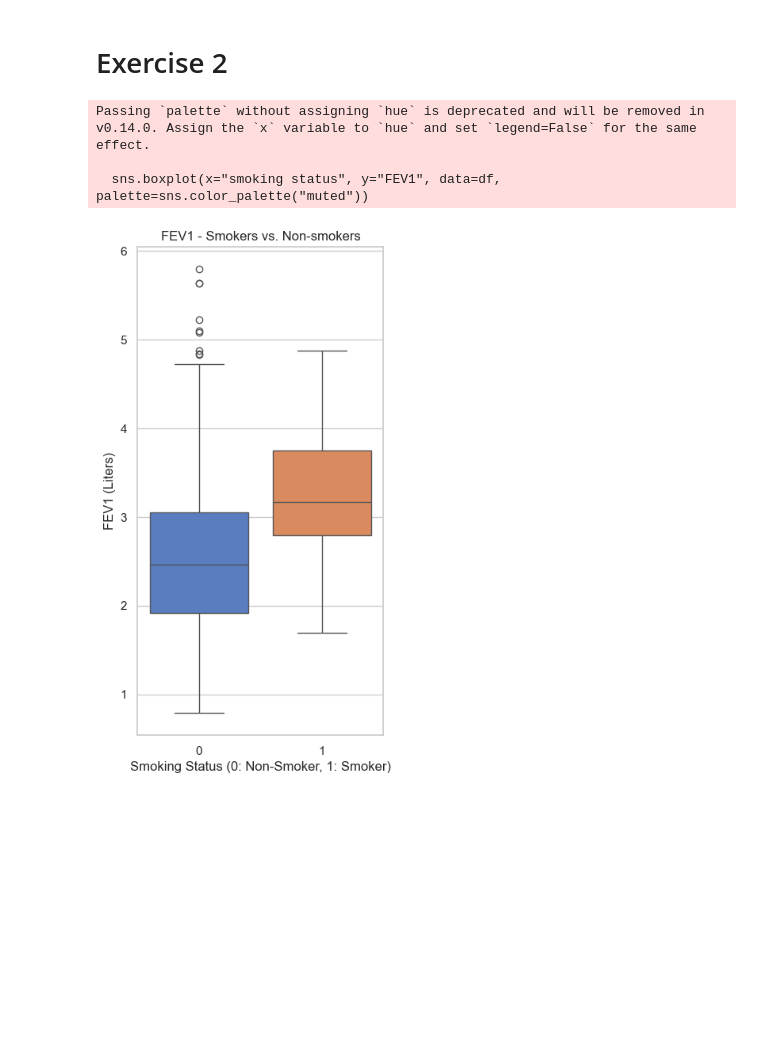
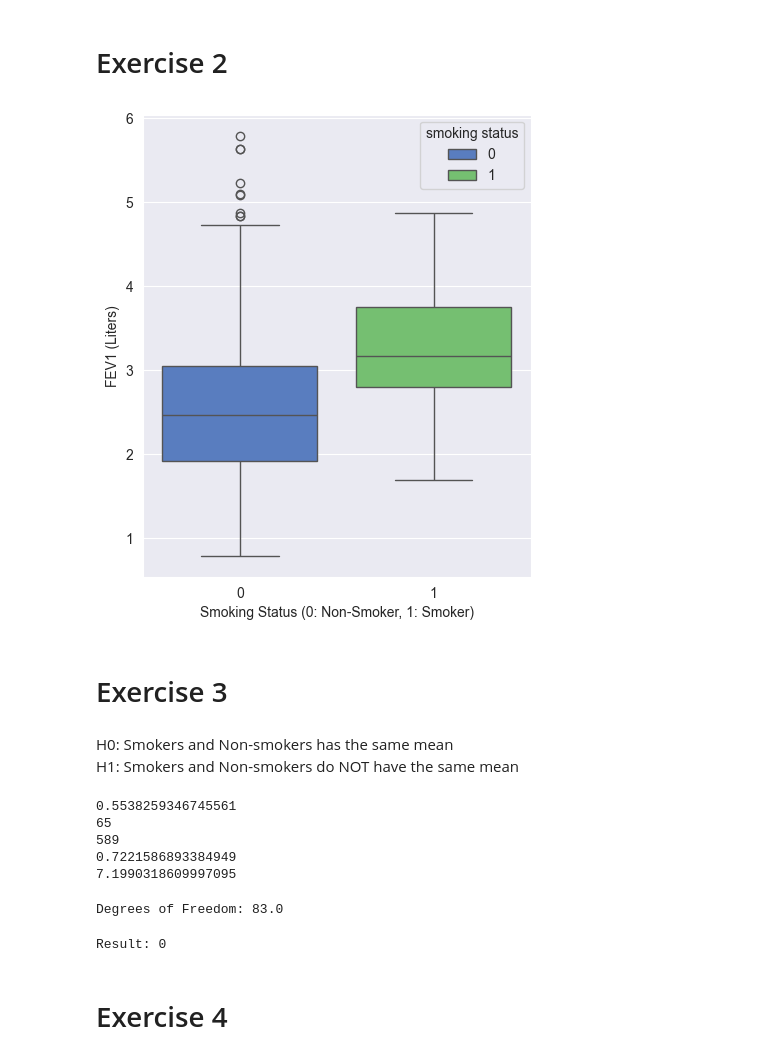
Before and after one commit to Cyrkryta/UCPH-ITDS-Assignments, a Jupyter notebook: Assignment-1/assignment1.ipynb, the cells around one changed output. Saved outputs shown, nothing was run; the diff lists cells and outputs as text; code cells hidden in the pictures; blank space fills up the shorter version.

Commit message:
MILESTONE: Assignment 1 done and assignment 2 created

```diff
--- a/Assignment-1/assignment1.ipynb
+++ b/Assignment-1/assignment1.ipynb
@@ -106,16 +113,78 @@ Therefore, I makes sense that smokers have a higher FEV1 score due to their high
 # Exercise 2
 # %%
 # Smokers and non-smokers boxplots
-
-plt.figure(figsize=(4, 8))
-sns.boxplot(x="smoking status", y="FEV1", data=df, palette=sns.color_palette("muted"))
-plt.title("FEV1 - Smokers vs. Non-smokers")
+plt.figure(figsize=(5, 6))
+sns.set_style("darkgrid")
+sns.boxplot(x="smoking status", y="FEV1", data=df, hue="smoking status", palette=sns.color_palette("muted6"))
 plt.xlabel('Smoking Status (0: Non-Smoker, 1: Smoker)')
 # plt.xticks(np.arange(len(set(df["smoking status"]))), ["Non-smokers", "Smokers"])
 plt.ylabel("FEV1 (Liters)")
 plt.show()
 # %% [output]
-Passing `palette` without assigning `hue` is deprecated and will be removed in v0.14.0. Assign the `x` variable to `hue` and set `legend=False` for the same effect.
-
-  sns.boxplot(x="smoking status", y="FEV1", data=df, palette=sns.color_palette("muted"))
-[figure, old version]
+[figure, new version]
+# %% [markdown]
+# Exercise 3
+# %% [markdown]
+H0: Smokers and Non-smokers has the same mean<br>
+H1: Smokers and Non-smokers do NOT have the same mean
+# %%
+'''
+    T statistics
+'''
+# Smokers variance
+smokers_fev1 = smokers["FEV1"]
+smokers_fev1_var = np.var(smokers_fev1)
+print(smokers_fev1_var)
+print(len(smokers))
+print(len(non_smokers))
+
+# Non-smokers variance
+non_smokers_fev1 = non_smokers["FEV1"]
+non_smokers_fev1_var = np.var(non_smokers_fev1)
+print(non_smokers_fev1_var)
+
+# T-test denominator
+t_denominator = np.sqrt(np.divide((smokers_fev1_var), (len(smokers))) + np.divide((non_smokers_fev1_var), (len(non_smokers))))
+
+# Sample average diff
+sample_avg_diff = avg_smokers_fev1 - avg_non_smokers_fev1
+
+# Calculating T
+t_val = np.divide(sample_avg_diff, t_denominator)
+
+# printing t-statistic
+print(t_val)
+# %% [output]
+0.5538259346745561
+65
+589
+0.7221586893384949
+7.1990318609997095
+# %%
+'''
+    Degrees of freedom
+'''
+# Numerator
+numerator = np.square(np.divide(smokers_fev1_var, len(smokers)) + np.divide(non_smokers_fev1_var, len(non_smokers)))
+
+# Denominator
+denominator = np.divide(np.square(smokers_fev1_var), (np.dot(np.square(len(smokers)), (len(smokers)-1)))) + np.divide(np.square(non_smokers_fev1_var), (np.dot(np.square(len(non_smokers)), (len(non_smokers)-1))))
+
+# Degrees of Freedom
+v = np.floor(np.divide(numerator, denominator))
+print(f"Degrees of Freedom: {v}")
+# %% [output]
+Degrees of Freedom: 83.0
+# %%
+'''
+    T-statistics value
+'''
+from scipy.stats import t
+p = 2 * t.cdf(-t_val, v)
+res = 1 if p > .05 else 0 # 1: acceptance, 0: rejection
+
+print(f"Result: {res}")
+# %% [output]
+Result: 0
+# %% [markdown]
+# Exercise 4
```
Also changed, not shown: parts of 7 cells of this notebook, 8 other files.
